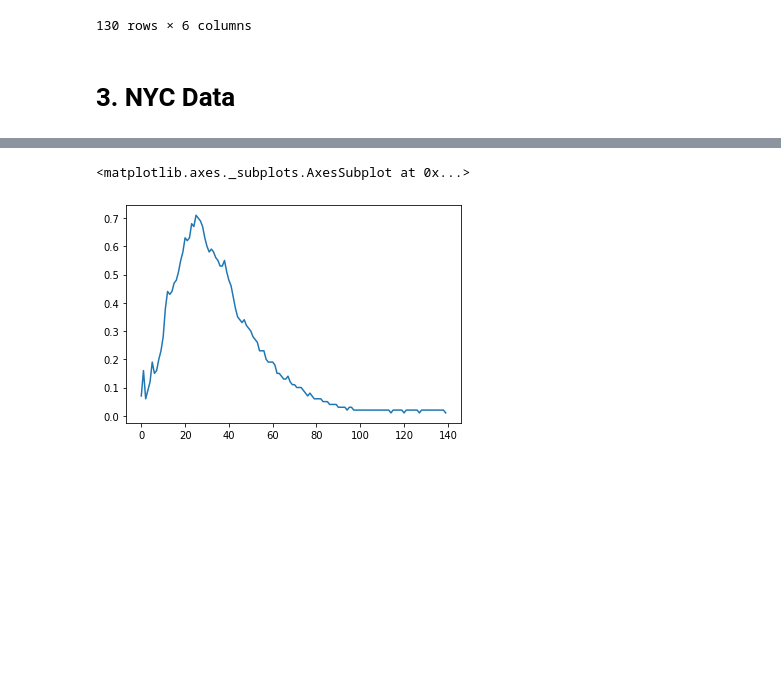
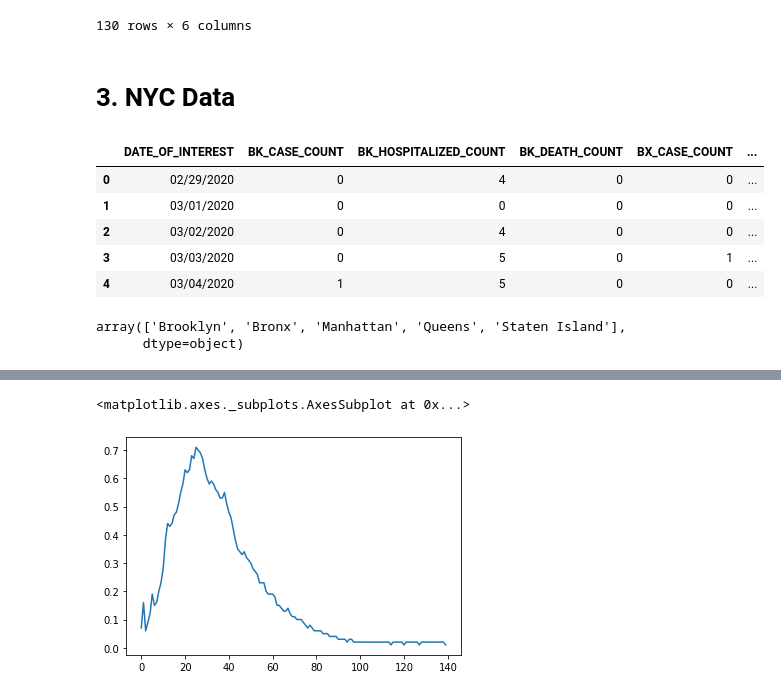
Before and after one commit to tlzhu19/covid19-dashboard, a Jupyter notebook: covid19_dashboard.ipynb, the cells around one changed output, grey strips where cells are left out. Saved outputs shown, nothing was run; the diff lists cells and outputs as text; code cells hidden in the pictures; blank space fills up the shorter version.

```diff
--- a/covid19_dashboard.ipynb
+++ b/covid19_dashboard.ipynb
@@ -94,3 +94,12 @@ nyc_boro_url = 'https://raw.githubusercontent.com/nychealth/coronavirus-data/mas
 nyc_tests_url = 'https://raw.githubusercontent.com/nychealth/coronavirus-data/master/tests.csv'
 nyc_boro_df = pd.read_csv(nyc_boro_url)
 nyc_tests_df = pd.read_csv(nyc_tests_url)
+# %%
+nyc_boro_df.head()
+# %% [output]
+|  | DATE_OF_INTEREST | BK_CASE_COUNT | BK_HOSPITALIZED_COUNT | BK_DEATH_COUNT | BX_CASE_COUNT | ... |
+| 0 | 02/29/2020 | 0 | 4 | 0 | 0 | ... |
+| 1 | 03/01/2020 | 0 | 0 | 0 | 0 | ... |
+| 2 | 03/02/2020 | 0 | 4 | 0 | 0 | ... |
+| 3 | 03/03/2020 | 0 | 5 | 0 | 1 | ... |
+| 4 | 03/04/2020 | 1 | 5 | 0 | 0 | ... |
@@ -96,0 +124,5 @@ nyc_tests_df = pd.read_csv(nyc_tests_url)
+# %%
+nyc_cases_tidy_df.boro.unique()
+# %% [output]
+array(['Brooklyn', 'Bronx', 'Manhattan', 'Queens', 'Staten Island'],
+      dtype=object)
```
Also changed, not shown: parts of 4 cells of this notebook, 1 other file.
